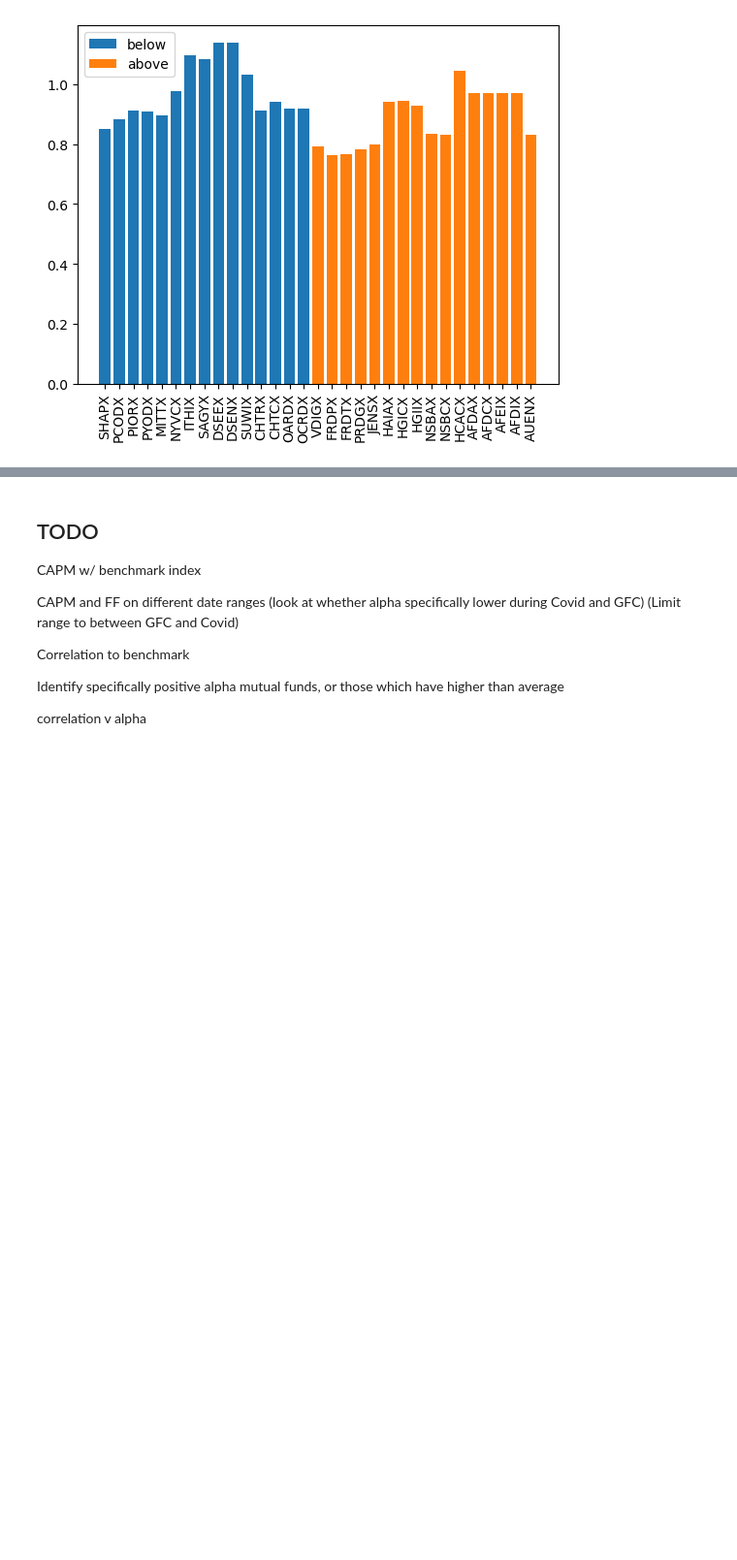
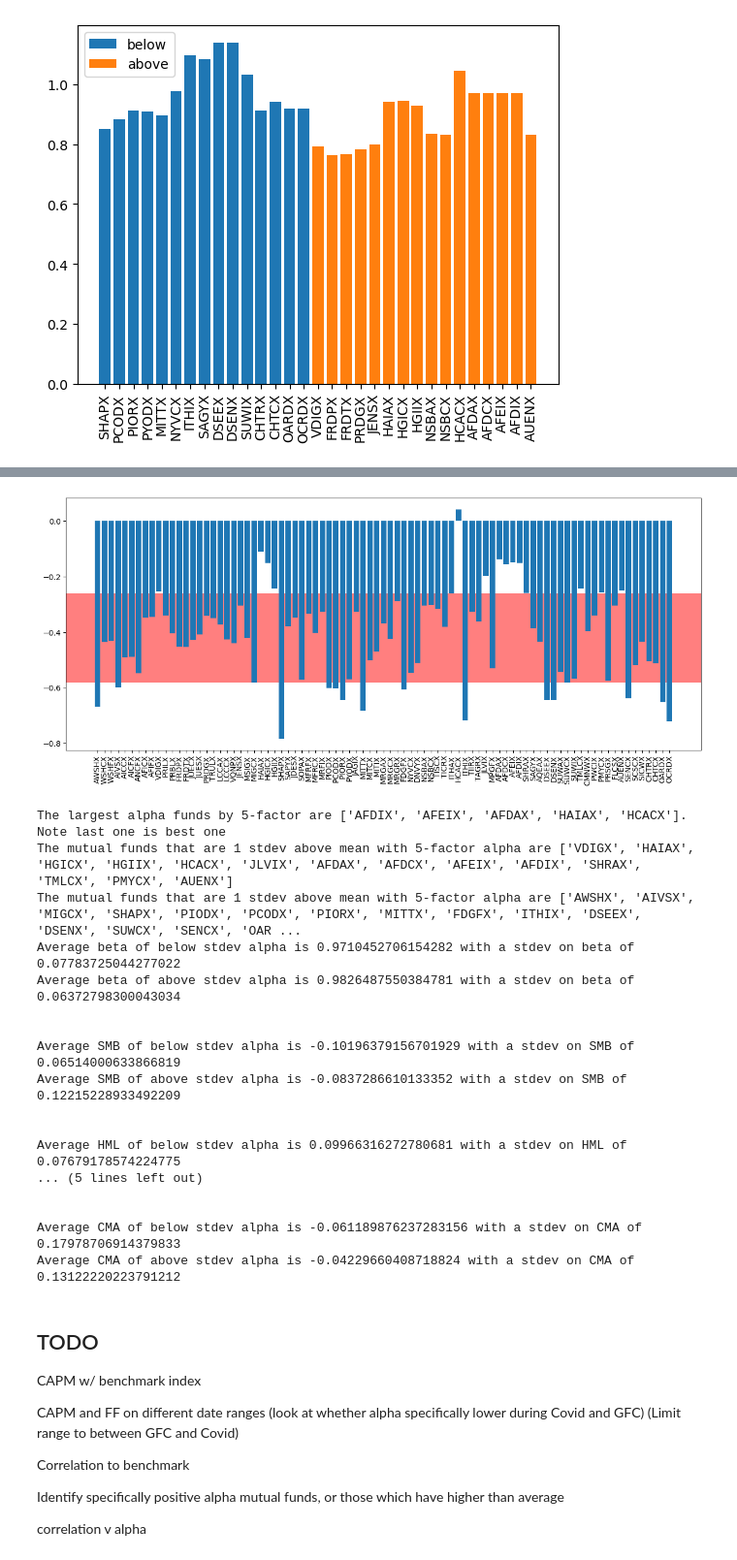
Before and after one commit to earlight/15-4331-final-project, a Jupyter notebook: us_data_analysis.ipynb, the cells around one changed output, grey strips where cells are left out. Shown at 97% size. Cells and saved outputs as stored; diff of their text form; code cells hidden in the pictures; blank space fills up the shorter version.

Commit message:
added 5 factor

```diff
--- a/us_data_analysis.ipynb
+++ b/us_data_analysis.ipynb
@@ -644,4 +613,25 @@ Average beta of above stdev alpha is 0.9210703242833704 with a stdev on beta of
 [figure]
+# %%
+data_analyze_strat_5(1, 'Large Blend')
+# %% [output]
+[figure, added]
+The largest alpha funds by 5-factor are ['AFDIX', 'AFEIX', 'AFDAX', 'HAIAX', 'HCACX'].  Note last one is best one
+The mutual funds that are 1 stdev above mean with 5-factor alpha are ['VDIGX', 'HAIAX', 'HGICX', 'HGIIX', 'HCACX', 'JLVIX', 'AFDAX', 'AFDCX', 'AFEIX', 'AFDIX', 'SHRAX', 'TMLCX', 'PMYCX', 'AUENX']
+The mutual funds that are 1 stdev above mean with 5-factor alpha are ['AWSHX', 'AIVSX', 'MIGCX', 'SHAPX', 'PIODX', 'PCODX', 'PIORX', 'MITTX', 'FDGFX', 'ITHIX', 'DSEEX', 'DSENX', 'SUWCX', 'SENCX', 'OAR ...
+Average beta of below stdev alpha is 0.9710452706154282 with a stdev on beta of 0.07783725044277022
+Average beta of above stdev alpha is 0.9826487550384781 with a stdev on beta of 0.06372798300043034
+
+
+Average SMB of below stdev alpha is -0.10196379156701929 with a stdev on SMB of 0.06514000633866819
+Average SMB of above stdev alpha is -0.0837286610133352 with a stdev on SMB of 0.12215228933492209
+
+
+Average HML of below stdev alpha is 0.09966316272780681 with a stdev on HML of 0.07679178574224775
+... (5 lines left out)
+
+
+Average CMA of below stdev alpha is -0.061189876237283156 with a stdev on CMA of 0.17978706914379833
+Average CMA of above stdev alpha is -0.04229660408718824 with a stdev on CMA of 0.13122220223791212
 # %% [markdown]
 ## TODO
 CAPM w/ benchmark index
```
Also changed, not shown: parts of 6 cells of this notebook.
